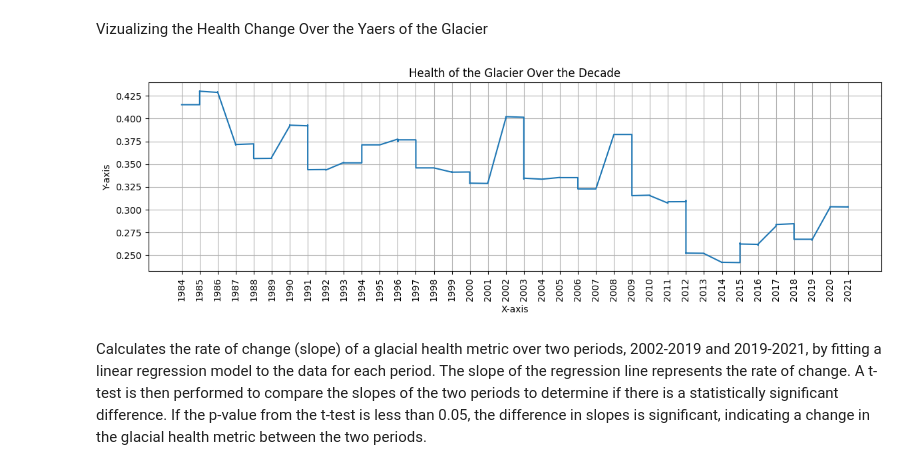
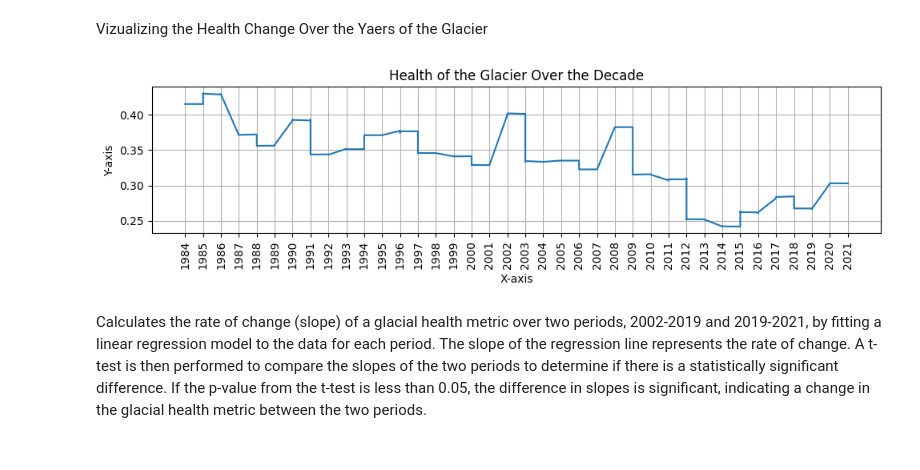
Before and after one commit to harsh125op/waterLevel, a Jupyter notebook: 5_Data_Analatics.ipynb, the cells around one changed output. Drawn from its saved outputs; the diff is of its cells as text; code cells hidden in the pictures.

```diff
--- a/5_Data_Analatics.ipynb
+++ b/5_Data_Analatics.ipynb
@@ -193,9 +193,9 @@ detect_outliers(data)
 | Feature7 | 0.717250 | 0.800850 | 0 |
 | Feature8 | 0.110663 | 0.261162 | 0 |
 # %%
-plt.figure(figsize=(10, 4))
+plt.figure(figsize=(6.5, 3.5))
 for i, col in enumerate(data.columns, 1):
-    plt.subplot(2, 6, i)
+    plt.subplot(2, 4, i)
     sns.boxplot(y=data[col])
     plt.title(col)
 
@@ -350,13 +350,13 @@ Vizualizing the Health Change Over the Yaers of the Glacier
 # %%
 l1=list(data['Feature1'])
 
 l2=list(data['Feature8'])
 
 
 health=list(map(lambda x,y: np.mean(x+y), l1,l2))
-ploty(data['Year'],health,interval=35,size2=2,size1=12,title="Health of the Glacier Over the Decade")
+ploty(data['Year'],health,interval=35,size2=1.5,size1=10,title="Health of the Glacier Over the Decade")
 # %% [output]
-[figure, old version]
+[figure, new version]
 # %% [markdown]
  Calculates the rate of change (slope) of a glacial health metric over two periods, 2002-2019 and 2019-2021, by fitting a linear regression model to the data for each period. The slope of the regression line represents the rate of change. A t-test is then performed to compare the slopes of the two periods to determine if there is a statistically significant difference. If the p-value from the t-test is less than 0.05, the difference in slopes is significant, indicating a change in the glacial health metric between the two periods.
 # %%
```
Also changed, not shown: parts of 3 cells of this notebook.
